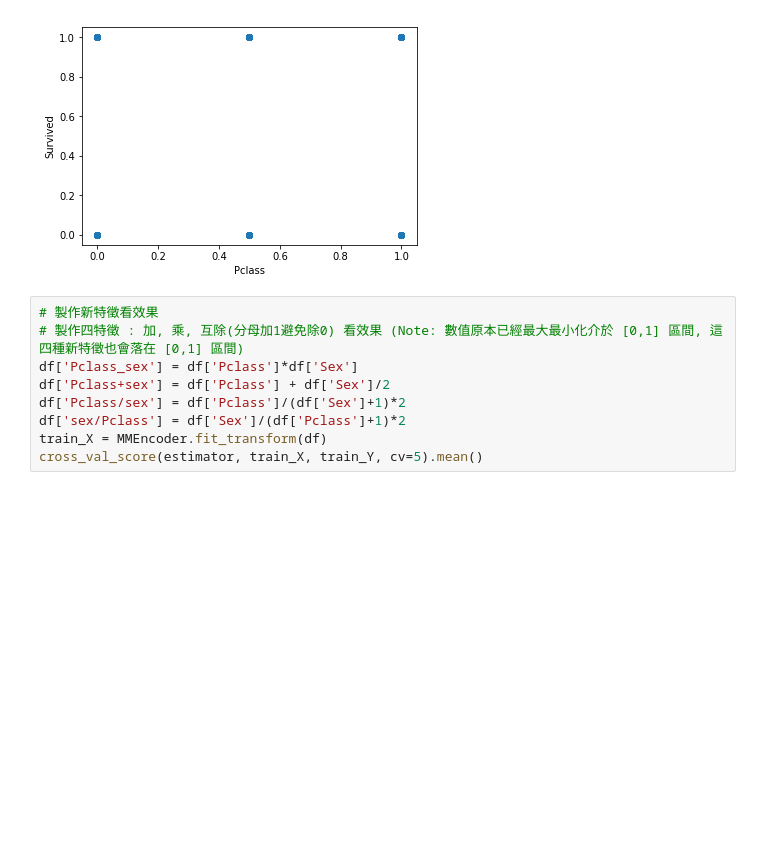
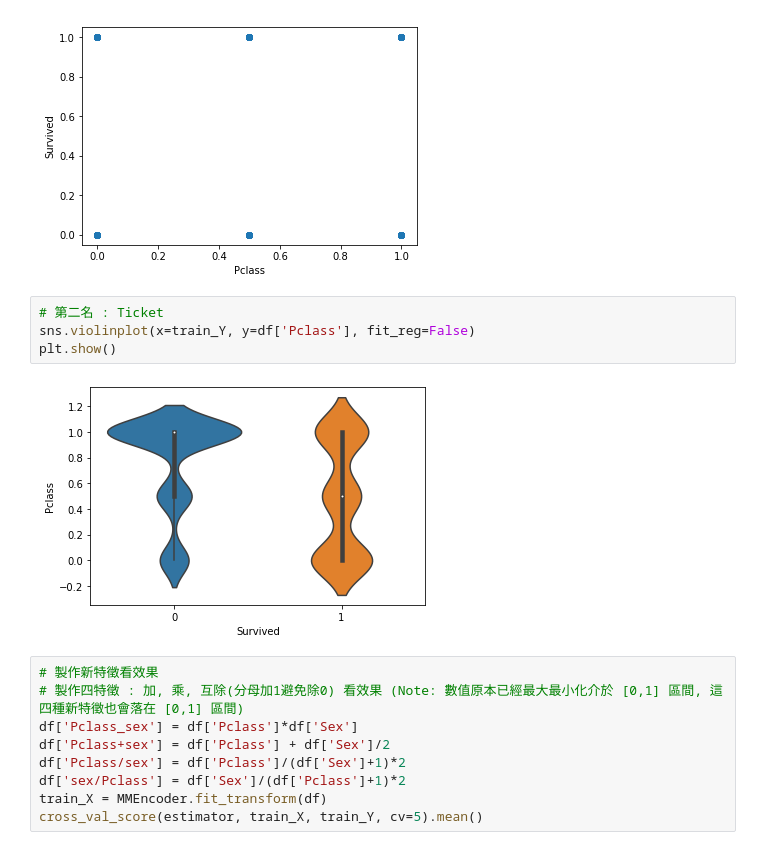
Before and after one commit to NTU-Sherlock/2nd-ML100Days, a Jupyter notebook: homework/Day_029_HW.ipynb, the cells around one changed output. Saved outputs shown, nothing was run; the diff lists cells and outputs as text; blank space fills up the shorter version.

```diff
--- a/homework/Day_029_HW.ipynb
+++ b/homework/Day_029_HW.ipynb
@@ -109,6 +116,12 @@ sns.regplot(x=df['Pclass'], y=train_Y, fit_reg=False)
 plt.show()
 # %% [output]
 [figure]
+# %%
+# 第二名 : Ticket
+sns.violinplot(x=train_Y, y=df['Pclass'], fit_reg=False)
+plt.show()
+# %% [output]
+[figure, added]
 # %%
 # 製作新特徵看效果
 # 製作四特徵 : 加, 乘, 互除(分母加1避免除0) 看效果 (Note: 數值原本已經最大最小化介於 [0,1] 區間, 這四種新特徵也會落在 [0,1] 區間)
```
Also changed, not shown: parts of 4 cells of this notebook.
